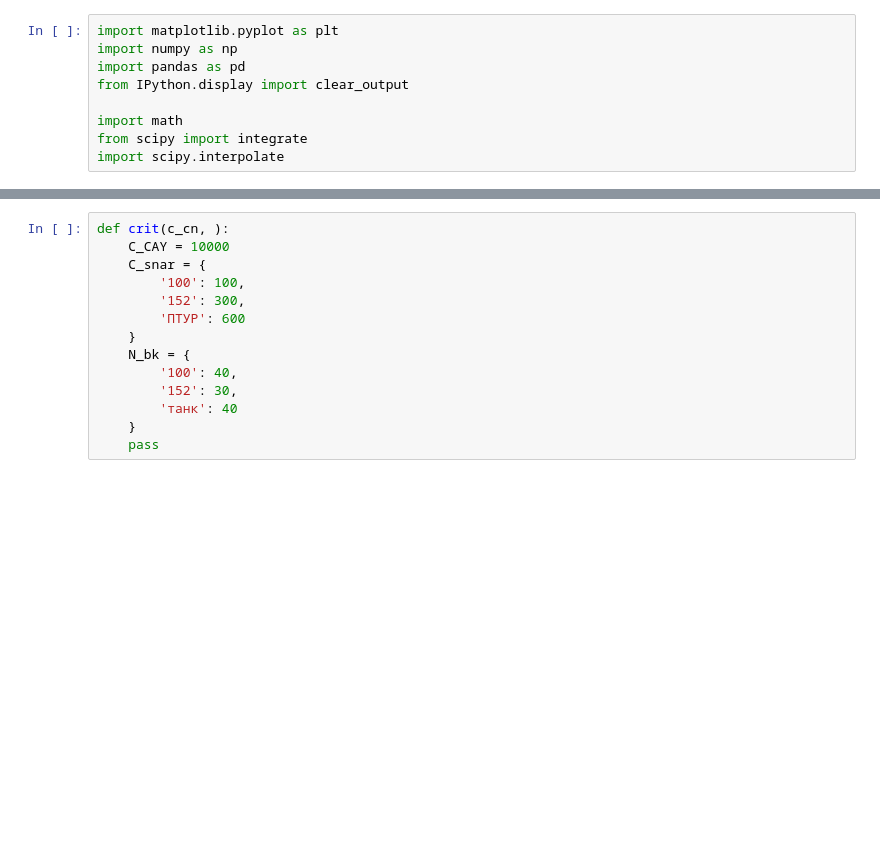
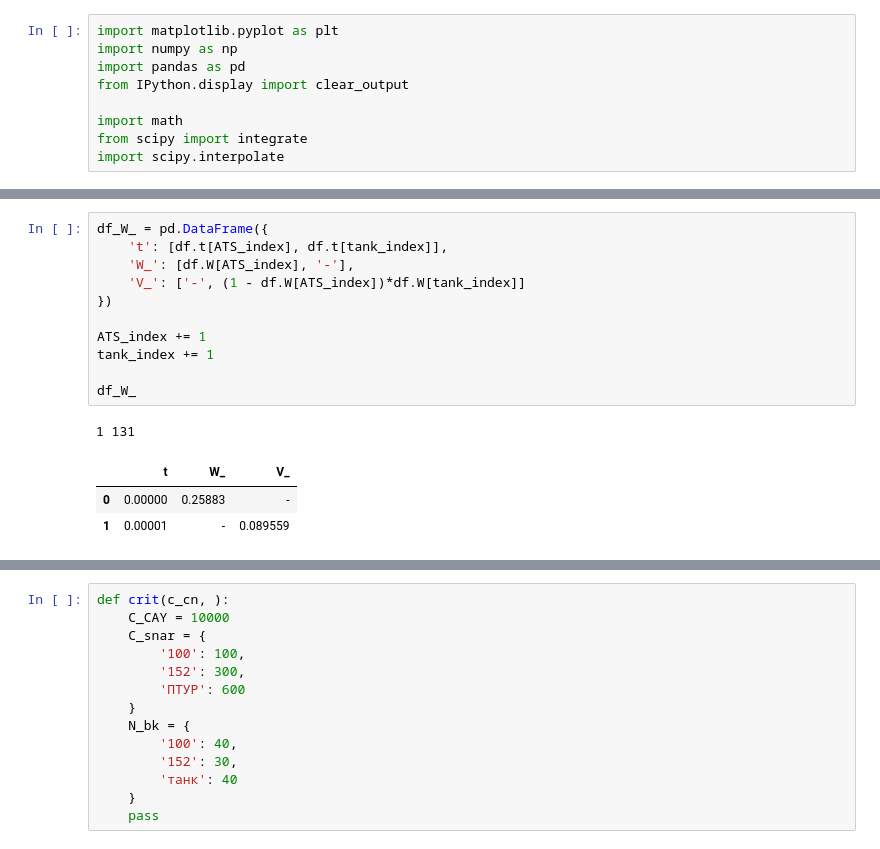
Before and after one commit to FlameDanita/The-effectiveness-of-missile-weapons, a Jupyter notebook: Modeling_fight.ipynb, the cells around one changed output, grey strips where cells are left out. Drawn from its saved outputs; the diff is of its cells as text; blank space fills up the shorter version.

```diff
--- a/Modeling_fight.ipynb
+++ b/Modeling_fight.ipynb
@@ -290,0 +297,16 @@ df
+# %%
+df_W_ = pd.DataFrame({
+    't': [df.t[ATS_index], df.t[tank_index]],
+    'W_': [df.W[ATS_index], '-'],
+    'V_': ['-', (1 - df.W[ATS_index])*df.W[tank_index]]
+})
+
+ATS_index += 1
+tank_index += 1
+
+df_W_
+# %% [output]
+1 131
+|  | t | W_ | V_ |
+| 0 | 0.00000 | 0.25883 | - |
+| 1 | 0.00001 | - | 0.089559 |
```
Also changed, not shown: parts of 8 cells of this notebook.
